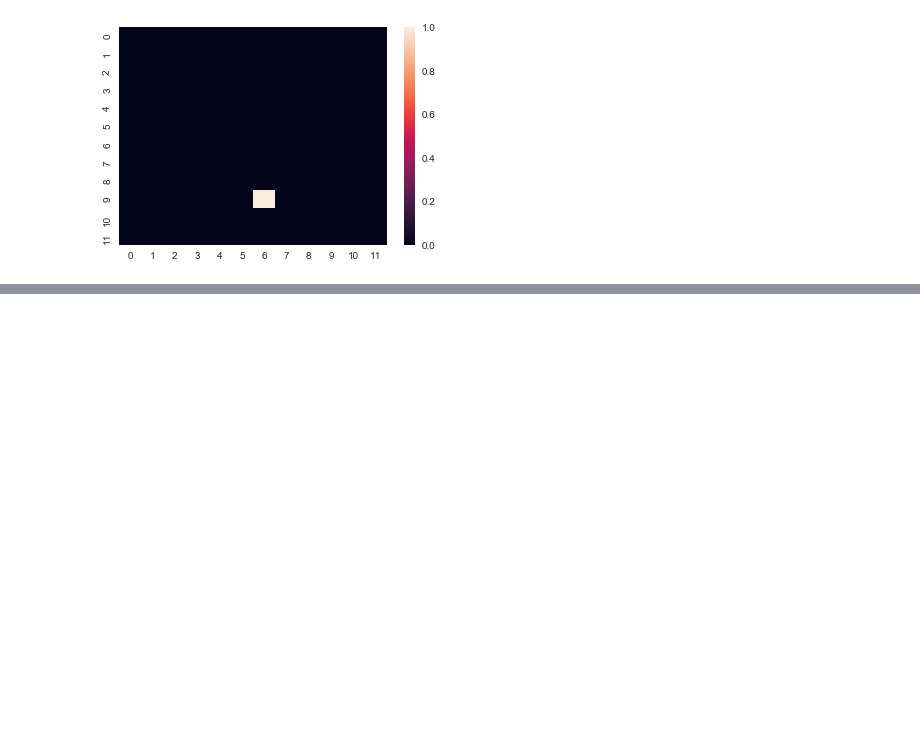
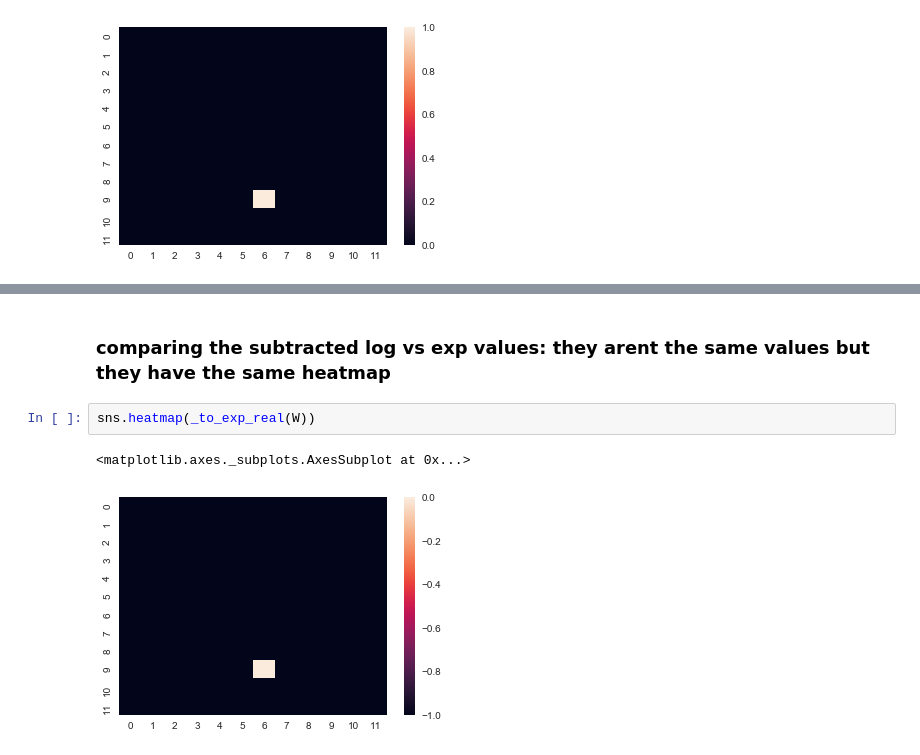
Before and after one commit to ContextLab/supereeg_paper, a Jupyter notebook: recon/Subtraction.ipynb, the cells around one changed output, grey strips where cells are left out. Cells and saved outputs as stored; diff of their text form; blank space fills up the shorter version.

```diff
--- a/recon/Subtraction.ipynb
+++ b/recon/Subtraction.ipynb
@@ -310 +446,8 @@ NameError: name 'try_sub' is not defined
+# %% [markdown]
+### comparing the subtracted log vs exp values: they arent the same values but they have the same heatmap
+# %%
+sns.heatmap(_to_exp_real(W))
+# %% [output]
+<matplotlib.axes._subplots.AxesSubplot at 0x...>
+[figure, added]
 # %%
```
Also changed, not shown: parts of 92 cells of this notebook, 2 other files.
